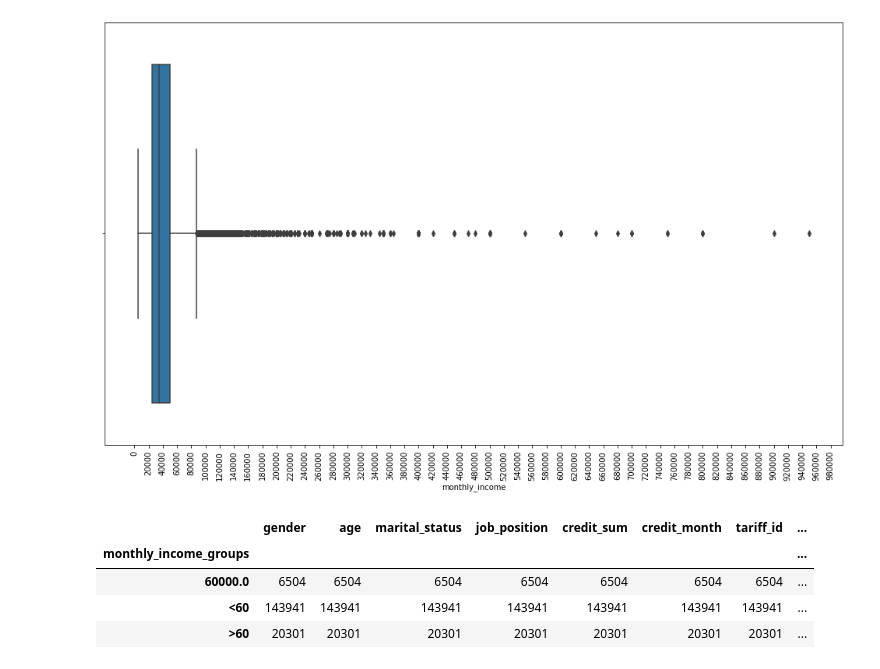
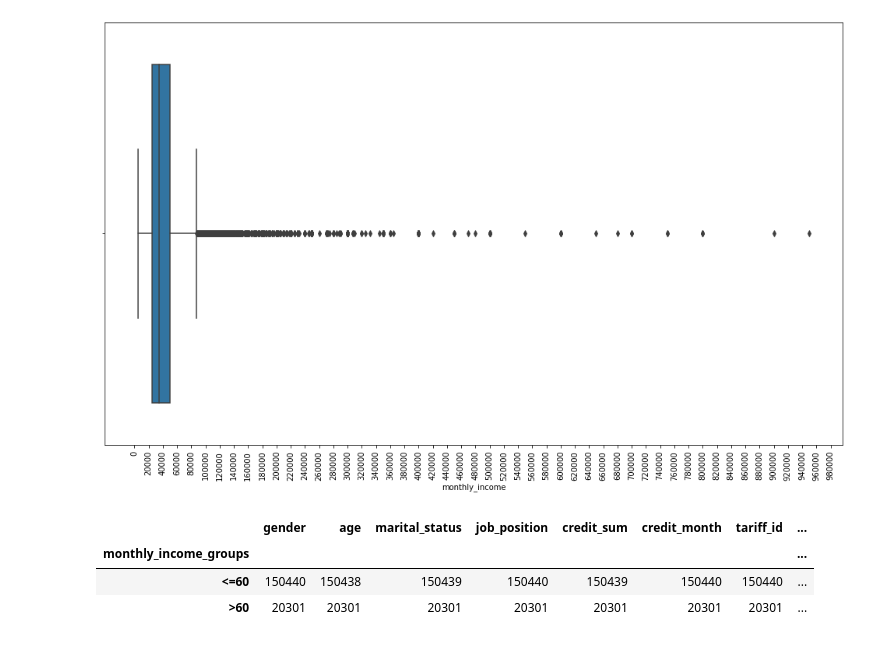
Before and after one commit to vkomodey/ds-courses, a Jupyter notebook: my-homeworks/04-credit/visualise.ipynb, the cells around one changed output. Cells and saved outputs as stored; diff of their text form; code cells hidden in the pictures.

```diff
--- a/my-homeworks/04-credit/visualise.ipynb
+++ b/my-homeworks/04-credit/visualise.ipynb
@@ -95,11 +91,11 @@ g.plot.bar();
 # %%
-active_creditor = df[df['credit_count'] > 0]['credit_count']
-df['credit_history_ratio'] = (active_creditor - df['overdue_credit_count']) / (active_creditor)
+active_creditor = df_orig[df_orig['credit_count'] > 0]['credit_count']
+df_orig['credit_history_ratio'] = (active_creditor - df_orig['overdue_credit_count']) / (active_creditor)
 
 # Людей с хорошей кредитной историей будем считать положительными
-df['credit_history_ratio'].fillna(1, inplace=True)
+df_orig['credit_history_ratio'].fillna(1, inplace=True)
 
-df.groupby('credit_history_ratio').agg({'open_account_flg': ['count', 'sum']}).plot.bar();
+df_orig.groupby('credit_history_ratio').agg({'open_account_flg': ['count', 'sum']}).plot.bar();
 
 # Видим, что у людей, у которых либо нет кредитов либо у тех, кто все кредиты уже оплатил намного выше вероятность получить кредит
 # %% [output]
@@ -116,16 +112,15 @@ plt.xticks(rotation=90);
 # %% [output]
 [figure]
 # %%
-df['monthly_income_groups'] = df['monthly_income']
+df_orig['monthly_income_groups'] = df_orig['monthly_income']
 
-df.loc[df['monthly_income'] < 60000, 'monthly_income_groups'] = '<60';
+df_orig.loc[df_orig['monthly_income'] <= 60000, 'monthly_income_groups'] = '<=60';
 
-df.loc[df['monthly_income'] > 60000, 'monthly_income_groups'] = '>60'
+df_orig.loc[df_orig['monthly_income'] > 60000, 'monthly_income_groups'] = '>60'
 
-    df.groupby('monthly_income_groups').count()
+df_orig.groupby('monthly_income_groups').count()
 # %% [output]
 |  | gender | age | marital_status | job_position | credit_sum | credit_month | tariff_id | ... |
 | monthly_income_groups |  |  |  |  |  |  |  | ... |
-| 60000.0 | 6504 | 6504 | 6504 | 6504 | 6504 | 6504 | 6504 | ... |
-| <60 | 143941 | 143941 | 143941 | 143941 | 143941 | 143941 | 143941 | ... |
+| <=60 | 150440 | 150438 | 150439 | 150440 | 150439 | 150440 | 150440 | ... |
 | >60 | 20301 | 20301 | 20301 | 20301 | 20301 | 20301 | 20301 | ... |
```
Also changed, not shown: parts of 14 cells of this notebook, 7 other files.
